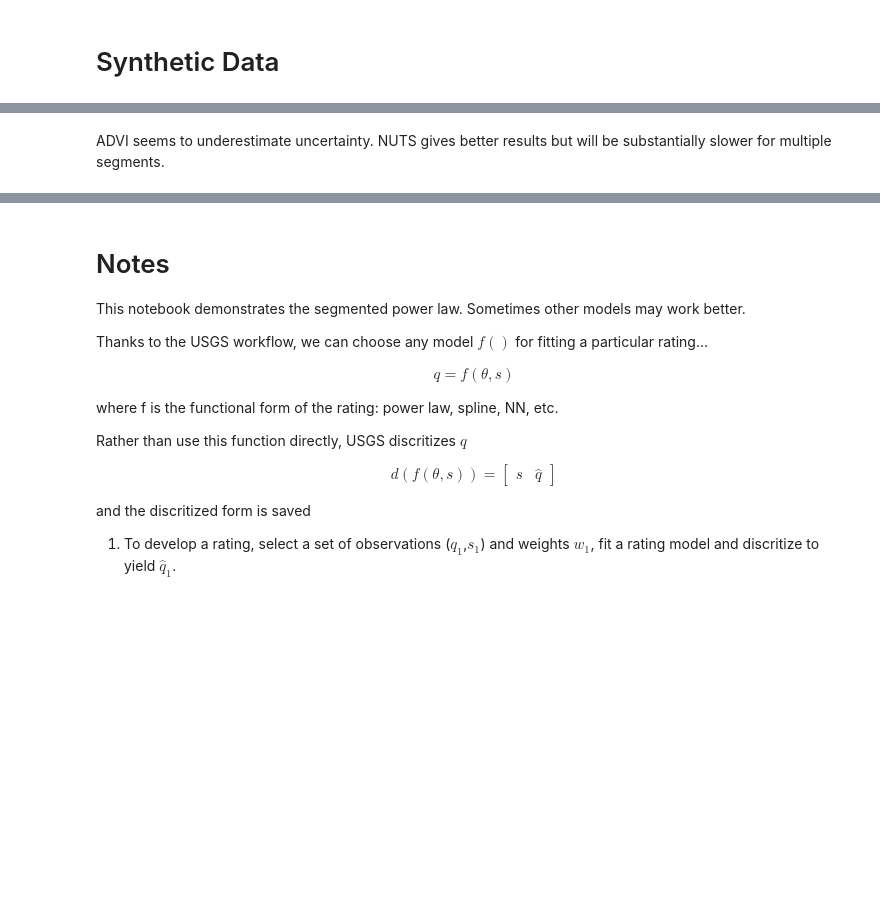
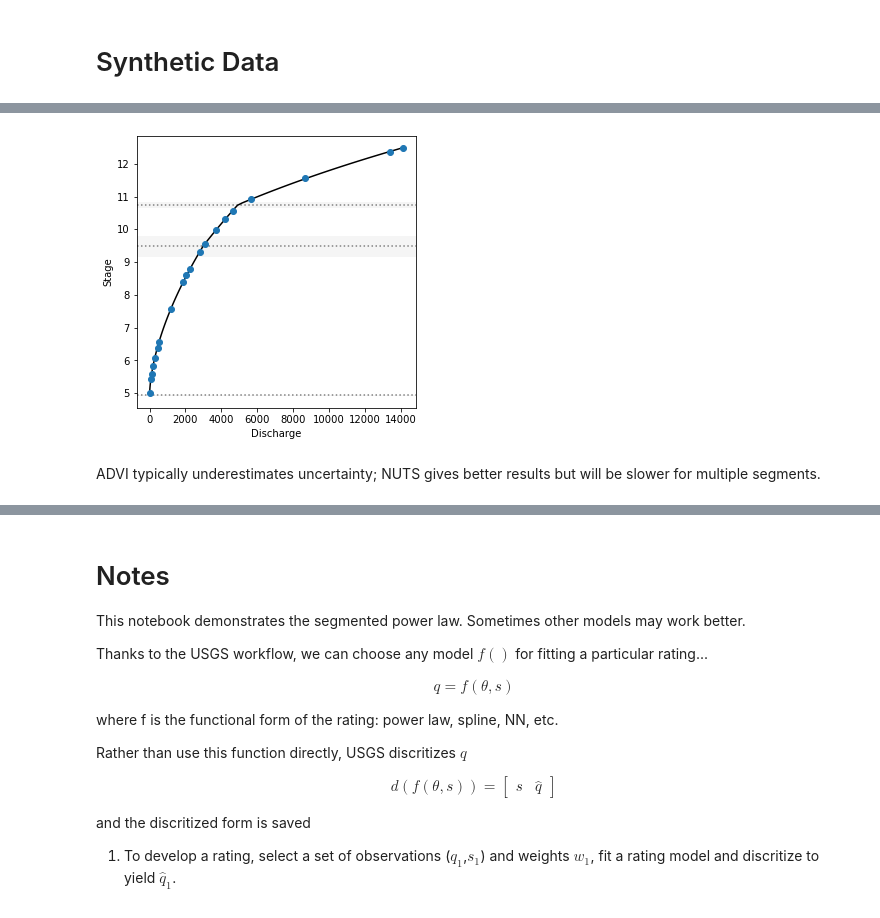
Before and after one commit to thodson-usgs/ratingcurve, a Jupyter notebook: notebooks/segmented_power_law_demo.ipynb, the cells around one changed output, grey strips where cells are left out. Drawn from its saved outputs; the diff is of its cells as text; code cells hidden in the pictures; blank space fills up the shorter version.

Commit message:
Work on demo

```diff
--- a/notebooks/segmented_power_law_demo.ipynb
+++ b/notebooks/segmented_power_law_demo.ipynb
@@ -99,7 +108,2 @@ plot_power_law_rating2(powerrating,  trace, None)
 # %%
 # what happens if we choose a different number of segments?
-# %%
-# demo NUTS
-n = 4
-with powerrating:
-    trace = pm.sample(tune=2000, chains=n, cores=n, target_accept=0.95)
@@ -135,4 +126,5 @@ df.plot.scatter(x='q',y='stage', marker='o', color='red', ax=ax)
 # %%
+segments = 3
 powerrating = SegmentedRatingModel(q_obs, h_obs,  segments=segments,
                                    #q_sigma = q_sigma,
                                    q_sigma = None,
@@ -140,8 +132,6 @@ powerrating = SegmentedRatingModel(q_obs, h_obs,  segments=segments,
 # %%
 with powerrating:
     method = 'advi'
-    mean_field = pm.fit(method=method, n=250_000)
-    # increase n for smaller samples (250_000)
-
-trace = mean_field.sample(5000)
+    mean_field = pm.fit(method=method, n=200_000)
+    trace = mean_field.sample(5000)
 # %% [output]
@@ -152,7 +154,9 @@ az.summary(trace, var_names=["w","a","sigma","hs"])
 # %%
-plot_power_law_rating2(powerrating,  trace, None)
+plot_power_law_rating(powerrating,  trace, None)
+# %% [output]
+[figure, added]
 # %% [markdown]
-ADVI seems to underestimate uncertainty. NUTS gives better results but will be substantially slower for multiple segments.
+ADVI typically underestimates uncertainty; NUTS gives better results but will be slower for multiple segments.
 # %%
 n = 4
 with powerrating:
```
Also changed, not shown: parts of 26 cells of this notebook, 1 other file.
